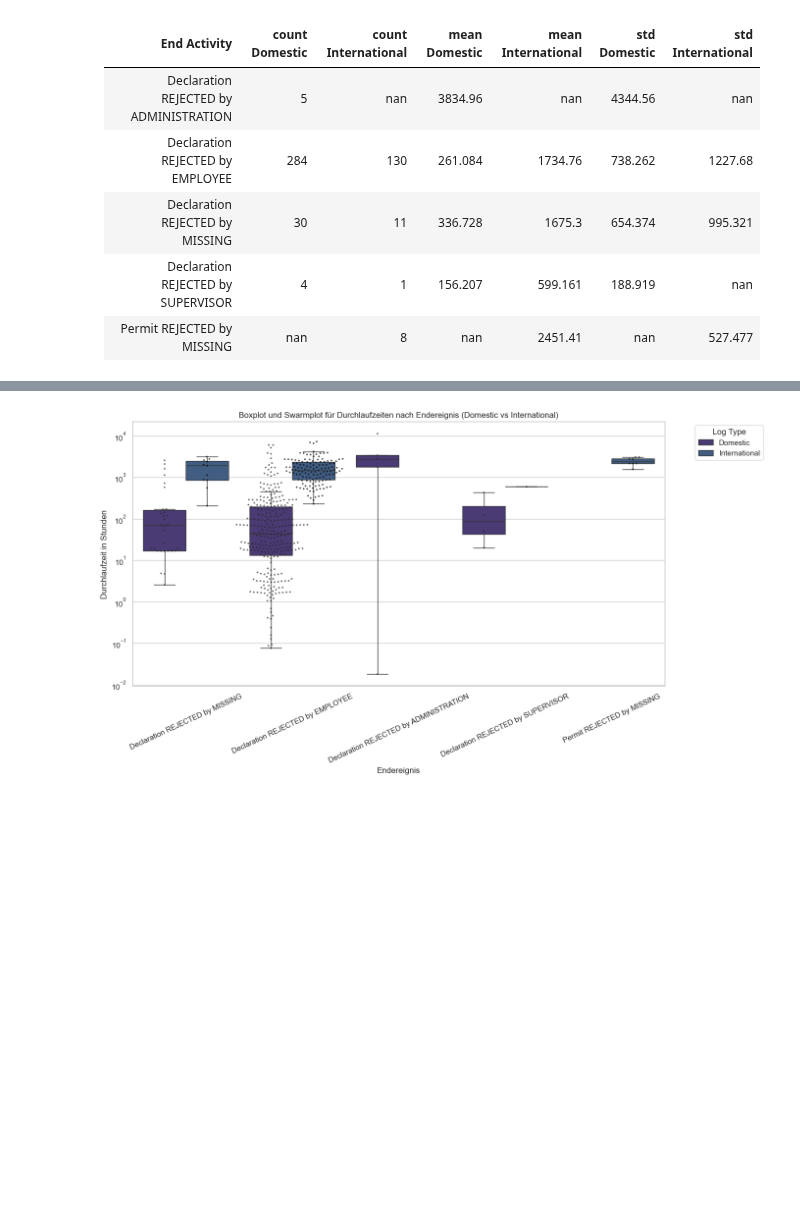
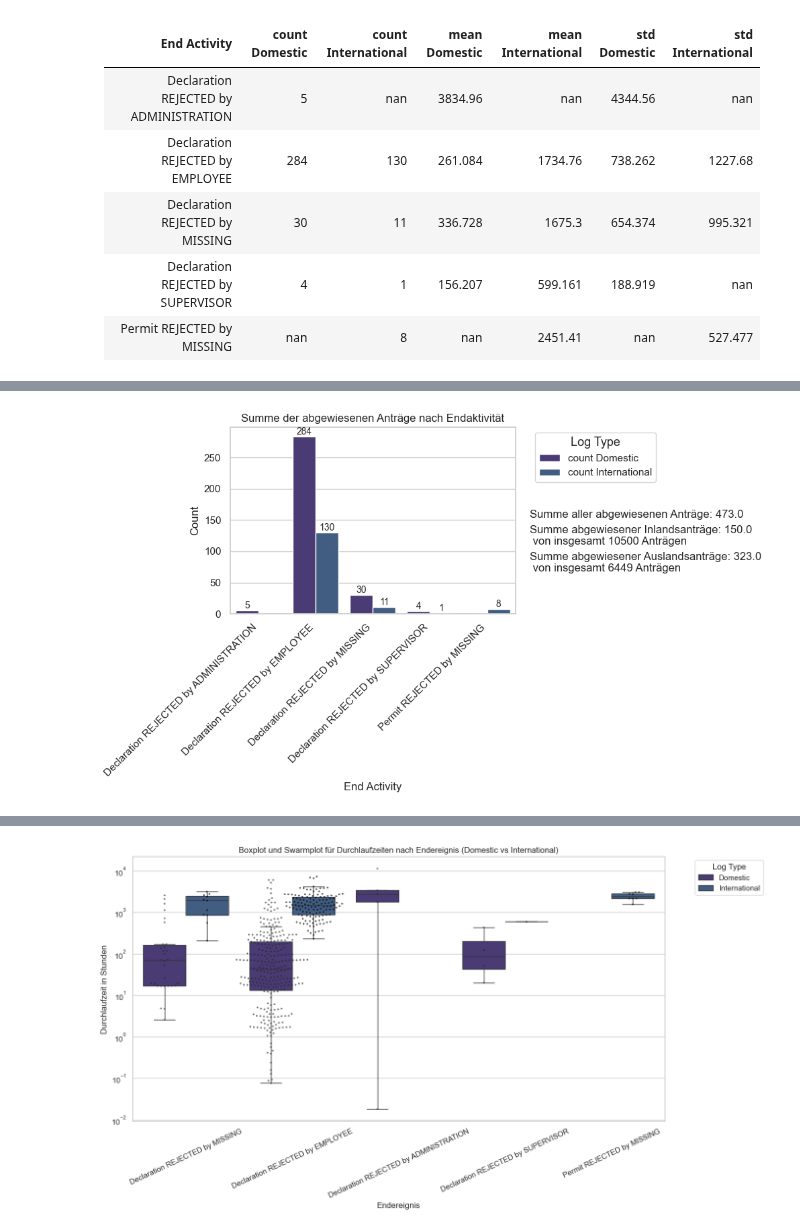
Before and after one commit to Flemming-R/MADS23a_PM-HA_Filali_Teppris_Rommelfangen, a Jupyter notebook: notebooks/1_Process_Discovery/Rejections_and_reasons.ipynb, the cells around one changed output, grey strips where cells are left out. Drawn from its saved outputs; the diff is of its cells as text; code cells hidden in the pictures; blank space fills up the shorter version.

Commit message:
Flemming Zwischenspeicher neue Visualisierung Rejections

```diff
--- a/notebooks/1_Process_Discovery/Rejections_and_reasons.ipynb
+++ b/notebooks/1_Process_Discovery/Rejections_and_reasons.ipynb
@@ -252,3 +211,55 @@ sns.set_theme(
     palette="viridis",
     style="whitegrid"
 )
+# %%
+import seaborn as sns
+import matplotlib.pyplot as plt
+
+# Melt the pivot table to long-form for seaborn
+pivot_table_long = pivot_table_reset.melt(id_vars='End Activity', value_vars=count_columns, var_name='Log Type', value_name='Count')
+
+# Plotting with Seaborn
+plt.figure(figsize=(10, 6))
+ax = sns.barplot(
+    data=pivot_table_long,
+    x='End Activity',
+    y='Count',
+    hue='Log Type'
+)
+
+# Customize the plot
+plt.title('Summe der abgewiesenen Anträge nach Endaktivität')
+plt.xlabel('End Activity')
+plt.ylabel('Count')
+plt.xticks(rotation=45, ha='right')
+
+# Annotate each bar with its height (the count value)
+for container in ax.containers:
+    ax.bar_label(container, label_type='edge', fontsize=10)
+
+# Calculate the sum of all counts
+total_count = pivot_table_long['Count'].sum()
+
+# Calculate the sum of rejected domestic and foreign applications
+sum_inlandsanträge = pivot_table_long[pivot_table_long['Log Type'].str.contains('International')]['Count'].sum()
+sum_auslandsanträge = pivot_table_long[pivot_table_long['Log Type'].str.contains('Domestic')]['Count'].sum()
+
+# Display the sum of counts under the legend
+plt.legend(
+    title='Log Type',
+    bbox_to_anchor=(1.05, 1),
+    loc='upper left',
+    title_fontsize='13',
+    fontsize='11'
+)
+# Add the sum of all, domestic, and foreign rejected applications
+plt.text(1.05, 0.5, f'Summe aller abgewiesenen Anträge: {total_count}\n', transform=ax.transAxes, fontsize=12, verticalalignment='center')
+plt.text(1.05, 0.45, f'\nSumme abgewiesener Inlandsanträge: {sum_inlandsanträge}\n von insgesamt {len(unique_case_ids_domestic)} Anträgen', transform=ax.transAxes, fontsize=12, verticalalignment='center')
+plt.text(1.05, 0.40, f'\n\n\n\nSumme abgewiesener Auslandsanträge: {sum_auslandsanträge}\n von insgesamt {len(unique_case_ids_international)} Anträgen', transform=ax.transAxes, fontsize=12, verticalalignment='center')
+
+plt.tight_layout()
+
+# Show the plot
+plt.show()
+# %% [output]
+[figure, added]
```
Also changed, not shown: parts of 2 cells of this notebook, 3 other files.
